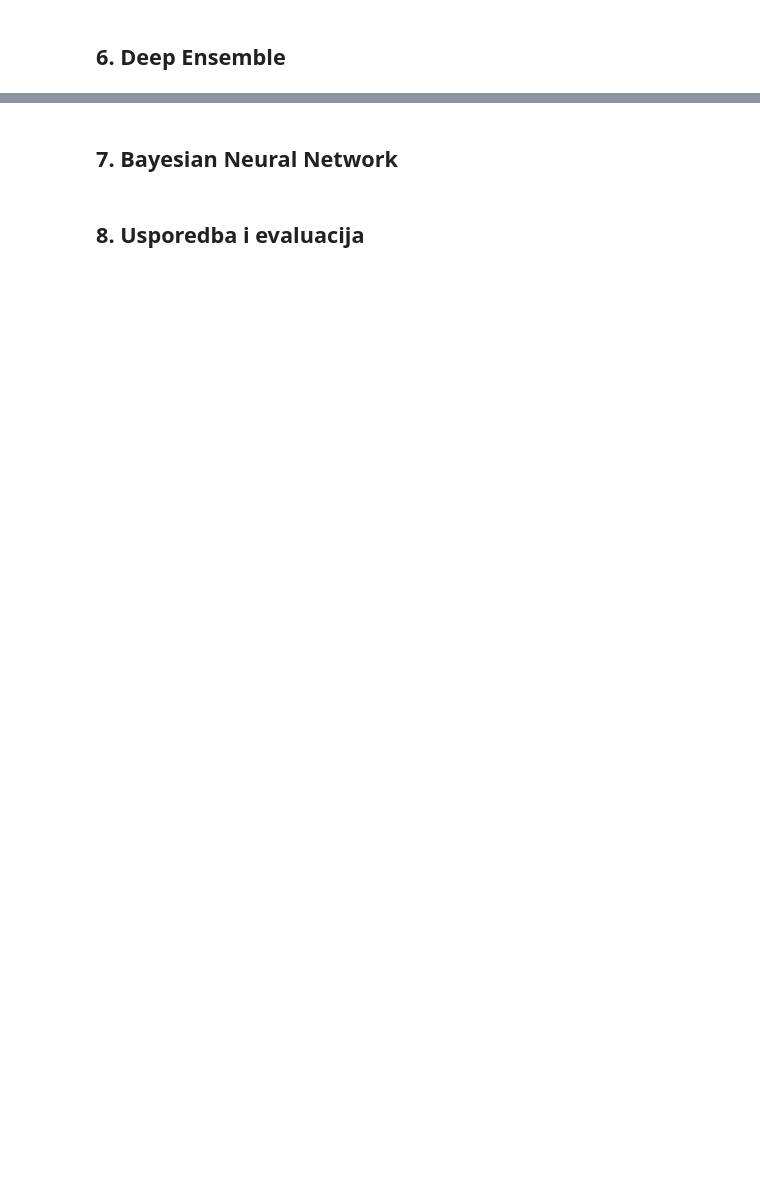
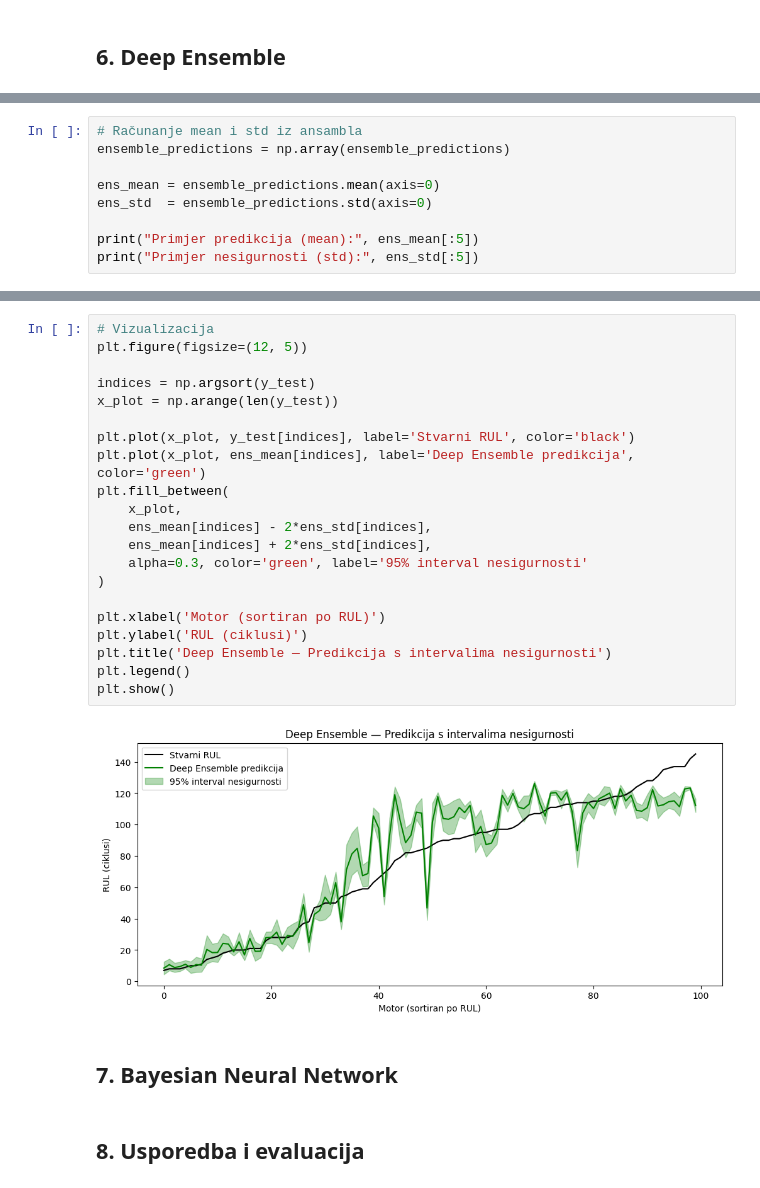
Before and after one commit to mdzafic/uq-predictive-maintenance-framework, a Jupyter notebook: code/Završni_rad_(radni_notebook)_–_Muhamed_Džafić.ipynb, the cells around one changed output, grey strips where cells are left out. Saved outputs shown, nothing was run; the diff lists cells and outputs as text; blank space fills up the shorter version.

Commit message:
Add MCDropout and Deep Ensemble

```diff
--- a/code/Završni_rad_(radni_notebook)_–_Muhamed_Džafić.ipynb
+++ b/code/Završni_rad_(radni_notebook)_–_Muhamed_Džafić.ipynb
@@ -291,0 +475,9 @@ Ključno ograničenje ovog modela je da daje samo jednu determinističku predikc
+# %%
+# Računanje mean i std iz ansambla
+ensemble_predictions = np.array(ensemble_predictions)
+
+ens_mean = ensemble_predictions.mean(axis=0)
+ens_std  = ensemble_predictions.std(axis=0)
+
+print("Primjer predikcija (mean):", ens_mean[:5])
+print("Primjer nesigurnosti (std):", ens_std[:5])
@@ -292,3 +499,26 @@ Ključno ograničenje ovog modela je da daje samo jednu determinističku predikc
+# %%
+# Vizualizacija
+plt.figure(figsize=(12, 5))
+
+indices = np.argsort(y_test)
+x_plot = np.arange(len(y_test))
+
+plt.plot(x_plot, y_test[indices], label='Stvarni RUL', color='black')
+plt.plot(x_plot, ens_mean[indices], label='Deep Ensemble predikcija', color='green')
+plt.fill_between(
+    x_plot,
+    ens_mean[indices] - 2*ens_std[indices],
+    ens_mean[indices] + 2*ens_std[indices],
+    alpha=0.3, color='green', label='95% interval nesigurnosti'
+)
+
+plt.xlabel('Motor (sortiran po RUL)')
+plt.ylabel('RUL (ciklusi)')
+plt.title('Deep Ensemble — Predikcija s intervalima nesigurnosti')
+plt.legend()
+plt.show()
+# %% [output]
+[figure, added]
 # %% [markdown]
 ## 7. Bayesian Neural Network
 # %% [markdown]
```
Also changed, not shown: parts of 17 cells of this notebook.
